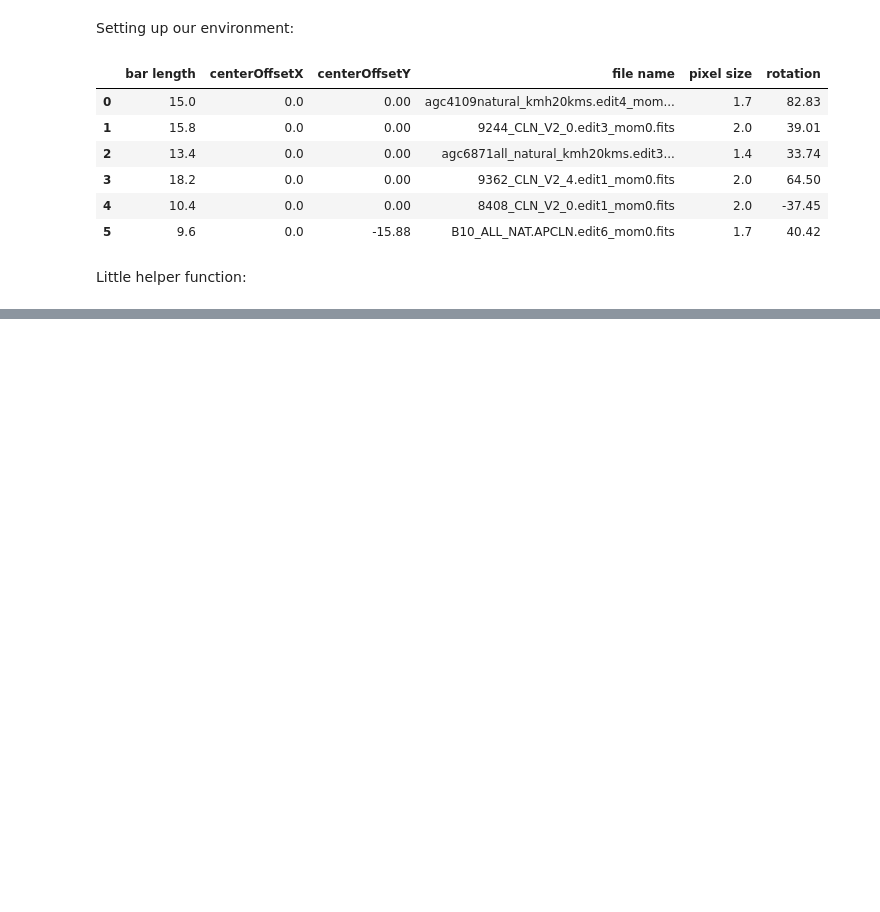
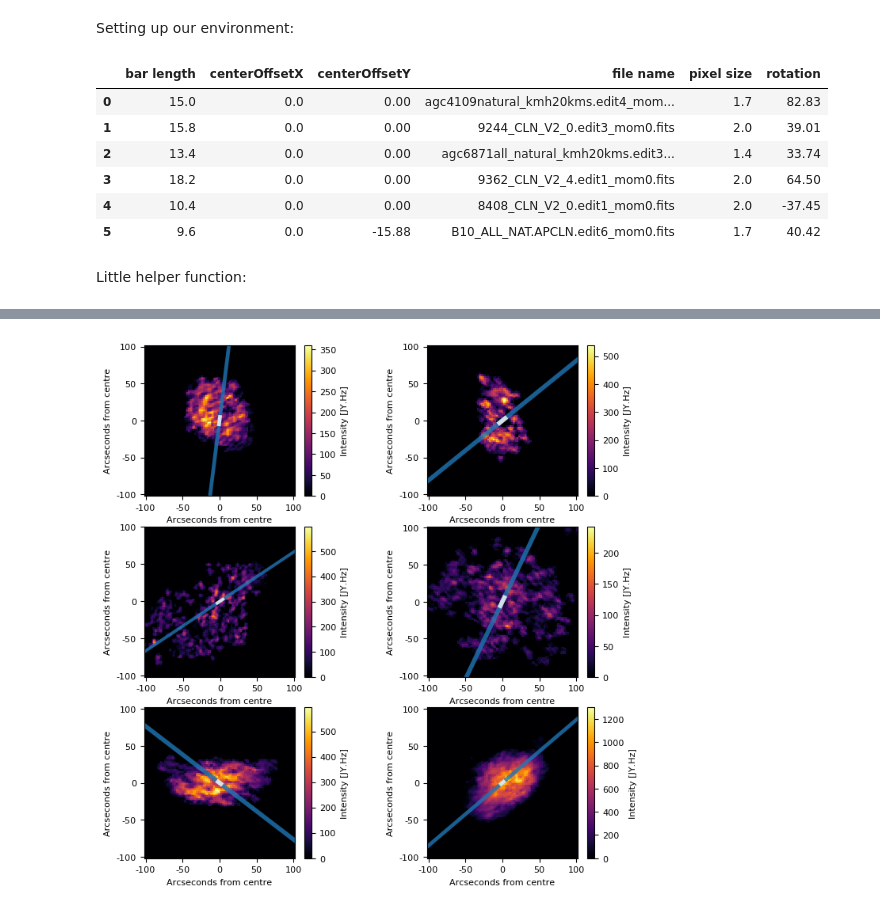
Before and after one commit to tingard/HI-plots-for-Lucy, a Jupyter notebook: main.ipynb, the cells around one changed output, grey strips where cells are left out. Saved outputs shown, nothing was run; the diff lists cells and outputs as text; code cells hidden in the pictures; blank space fills up the shorter version.

Commit message:
Removed some preamble. Added section making HI intensities plot for all galaxies

```diff
--- a/main.ipynb
+++ b/main.ipynb
@@ -361,0 +245,85 @@ plt.savefig('mosaic.png', bbox_inches='tight')
+# %%
+fig = plt.figure(figsize=(7, 8.1), dpi=100)
+n = 60
+for index in range(len(df)):
+    galaxy = makeGalaxyObject(df.iloc[index])
+    n = 60 * 1.7 / galaxy['pixel size']
+    # Choose the cropping we want
+    lowerCrop = (galaxy['center'] - n).astype(int)
+    upperCrop = (galaxy['center'] + n).astype(int)
+
+    # change panel we're working on
+    plt.subplot(int(len(df)/2), 2, index + 1)
+    ax = plt.gca()
+
+    # show the rotated HI data
+    im = plt.imshow(
+        galaxy['hIFits'][0].data,
+        origin='lower',
+        cmap='inferno'
+    )
+
+    # Add a rectangle to represent center region, in the correct orientation
+    rectangleOrigin = np.array([0, galaxy['center'][1]-1.5])
+    rotationMatrix = galaxy['rotation matrix']
+    r = Rectangle(
+        np.dot(
+            rotationMatrix,
+            rectangleOrigin - galaxy['center']
+        ) + galaxy['center'],
+        galaxy['hIRotated'].shape[1],
+        3,
+        alpha=0.8,
+        angle=galaxy['rotation']
+    )
+    ax.add_artist(r)
+
+    # add a rectangle showing the bar size
+    barOrigin = np.array([-galaxy['bar length']/2, -1.5])
+    bar = Rectangle(
+        np.dot(
+            rotationMatrix,
+            barOrigin
+        ) + galaxy['center'],
+        galaxy['bar length'],
+        3,
+        alpha=0.8,
+        angle=galaxy['rotation'],
+        facecolor='w',
+    )
+    ax.add_artist(bar)
+
+    # Choose the x-ticks we want to display (every 50 arcseconds)
+    xticks = np.arange(-500, 500, 50)
+    # figure out where they should be positioned and place them
+    ax.set_xticks(xticks / galaxy['pixel size'] + galaxy['center'][0])
+    # set the labels
+    ax.set_xticklabels(xticks)
+
+    # same as above for y-axis
+    yticks = np.arange(-500, 500, 50)
+    ax.set_yticks(yticks / galaxy['pixel size'] + galaxy['center'][1])
+    ax.set_yticklabels(yticks)
+
+    # axis labels
+    if rowIndex == len(df) - 1:
+        ax.set_xlabel('Arcseconds from centre')
+    else:
+        plt.setp(ax.get_xticklabels(), visible=False)
+    ax.set_ylabel('Arcseconds from centre')
+
+    # setting limits to crop our image
+    ax.set_xlim(lowerCrop[0], upperCrop[0])
+    ax.set_ylim(lowerCrop[1], upperCrop[1])
+
+    # adjust the positioning so we can fit the colorbar in
+    fig.subplots_adjust(left=0.1, bottom=0.1, right=0.95, top=0.9, wspace=0.5)
+
+    # add the colorbar axes
+    cbar = plt.colorbar()
+    cbar.set_label('Intensity [JY.Hz]')
+
+# Save the output
+plt.savefig('HI_intensities.png', bbox_inches='tight')
+# %% [output]
+[figure, added]
```
Also changed, not shown: parts of 10 cells of this notebook, 1 other file.
